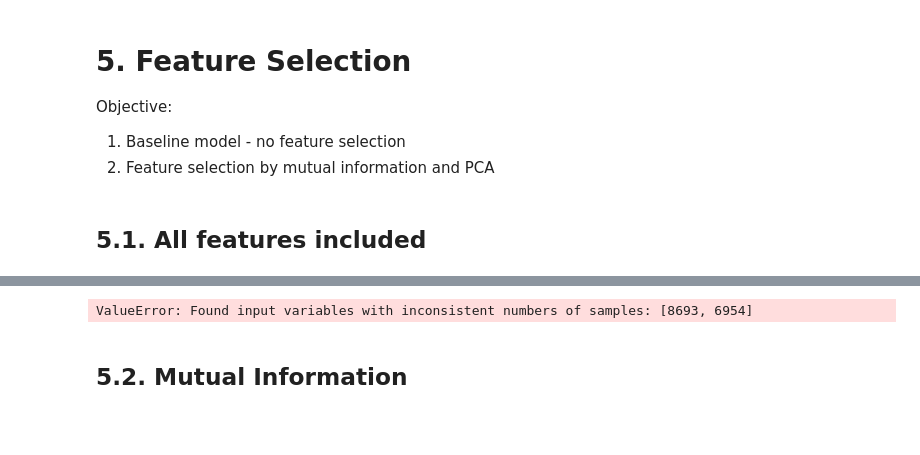
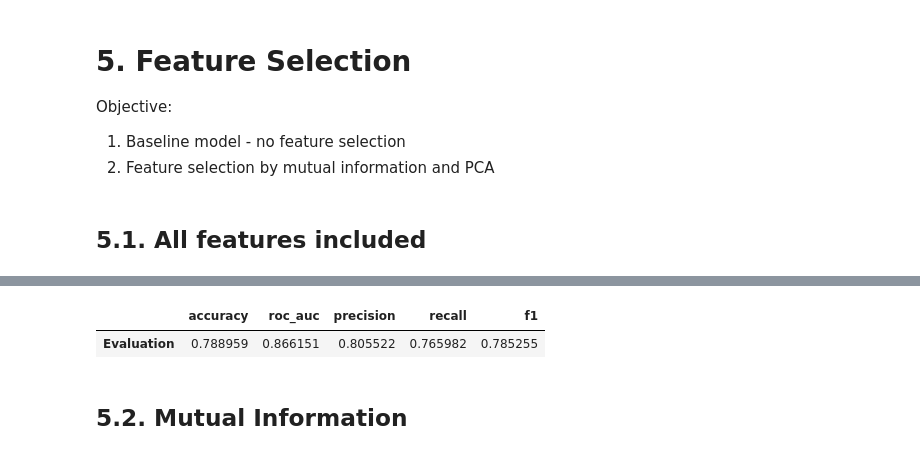
Before and after one commit to CelineChiLamNg/spaceship_prediction, a Jupyter notebook: spaceship_titanic.ipynb, the cells around one changed output, grey strips where cells are left out. Saved outputs shown, nothing was run; the diff lists cells and outputs as text; code cells hidden in the pictures; blank space fills up the shorter version.

```diff
--- a/spaceship_titanic.ipynb
+++ b/spaceship_titanic.ipynb
@@ -825,17 +805,0 @@ pipeline_rf = Pipeline(steps=[
-# %%
-cv_results_rf = cross_validate(
-    pipeline_rf, X_train, y_train, cv=cv,
-    scoring={
-        'roc_auc': 'roc_auc',
-        'accuracy': 'accuracy',
-        'precision': make_scorer(precision_score, zero_division=0),
-        'recall': 'recall',
-        'f1': make_scorer(f1_score, zero_division=0)
-    },
-    return_train_score=True, n_jobs=2
-)
-
-baseline_df = pd.DataFrame(cv_results_rf).mean().to_frame('Baseline')
-baseline_df
-# %% [output]
-ValueError: Found input variables with inconsistent numbers of samples: [8693, 6954]
@@ -868,3 +806,20 @@ shap.force_plot(explainer.expected_value, shap_values[i],
+# %%
+y_pred = model.predict(X_eval_tf)
+y_pred_proba = model.predict_proba(X_eval_tf)[:, 1]
+
+evaluation_metrics = {
+    'accuracy': accuracy_score(y_eval, y_pred),
+    'roc_auc': roc_auc_score(y_eval, y_pred_proba),
+    'precision': precision_score(y_eval, y_pred, zero_division=0),
+    'recall': recall_score(y_eval, y_pred, zero_division=0),
+    'f1': f1_score(y_eval, y_pred, zero_division=0)
+}
+
+evaluation_df = pd.DataFrame(evaluation_metrics, index=['Evaluation'])
+evaluation_df
+# %% [output]
+|  | accuracy | roc_auc | precision | recall | f1 |
+| Evaluation | 0.788959 | 0.866151 | 0.805522 | 0.765982 | 0.785255 |
 # %% [markdown]
 ## 5.2. Mutual Information
 # %%
```
Also changed, not shown: parts of 10 cells of this notebook.
